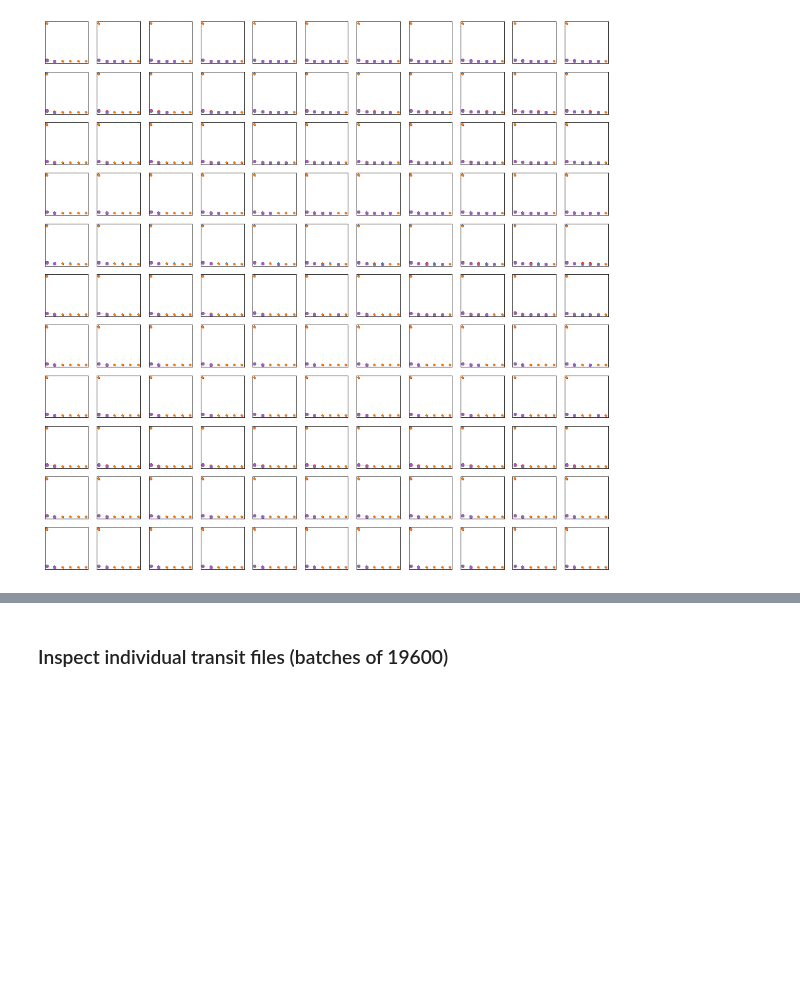
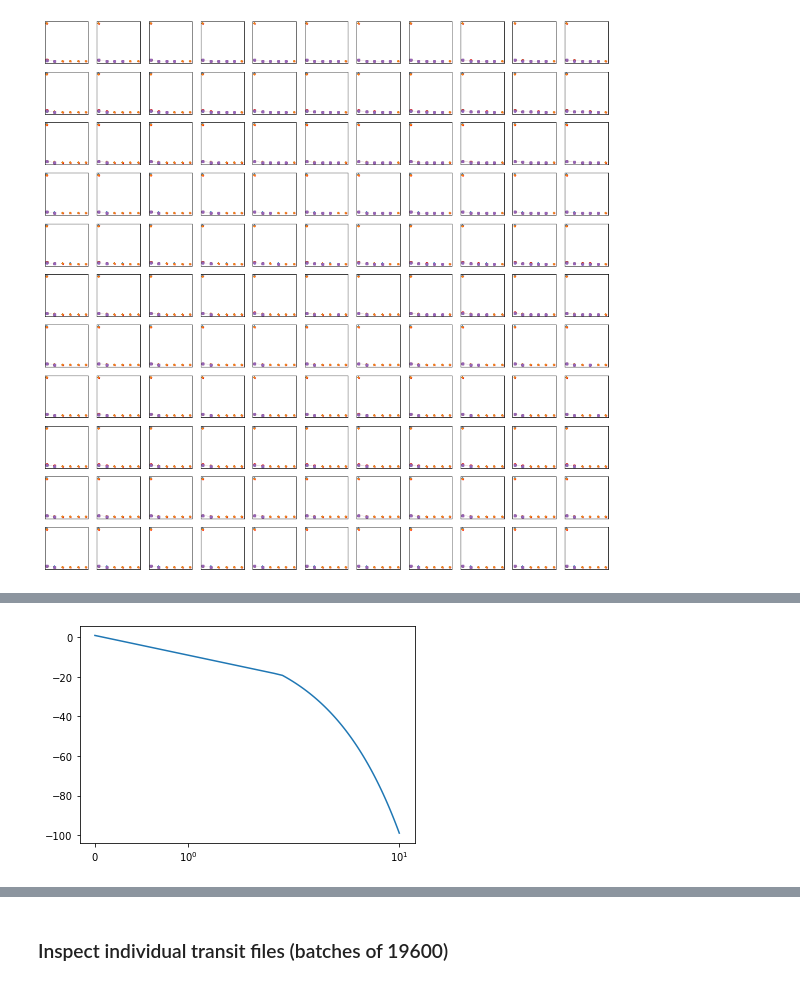
Before and after one commit to exoclam/sculpting, a Jupyter notebook: hipergator/analyze-hipergator-logslope.ipynb, the cells around one changed output, grey strips where cells are left out. Cells and saved outputs as stored; diff of their text form; code cells hidden in the pictures; blank space fills up the shorter version.

```diff
--- a/hipergator/analyze-hipergator-logslope.ipynb
+++ b/hipergator/analyze-hipergator-logslope.ipynb
@@ -726,0 +732,6 @@ IndexError: invalid index to scalar variable.
+# %%
+plt.plot(x, y)
+plt.xscale('symlog', base=10)
+plt.show()
+# %% [output]
+[figure, added]
```
Also changed, not shown: parts of 9 cells of this notebook.
